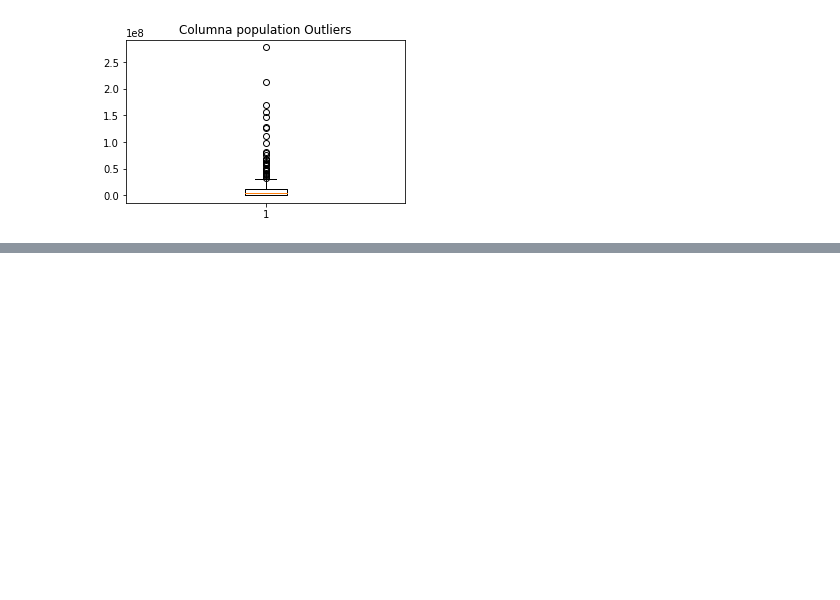
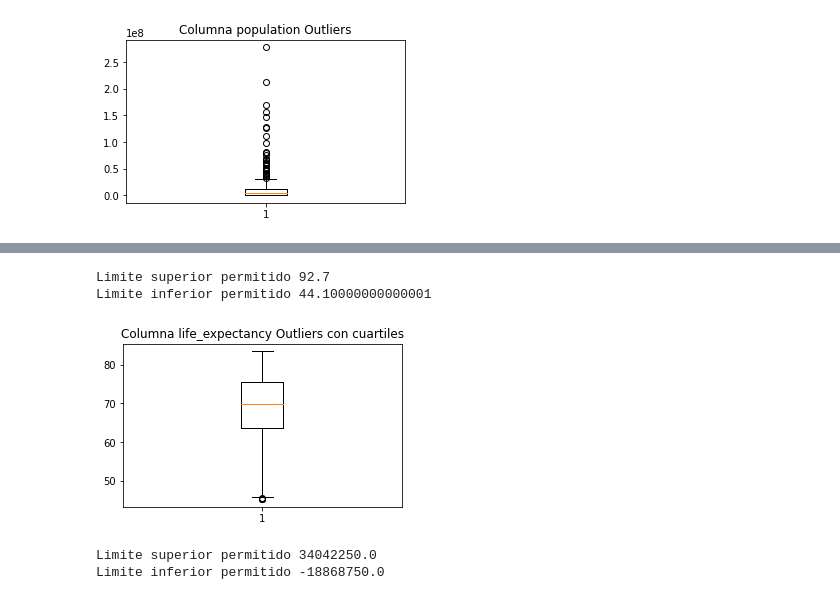
Before and after one commit to Gerardoaaburto/Reto-Final-, a Jupyter notebook: Reto-Final.ipynb, the cells around one changed output, grey strips where cells are left out. Drawn from its saved outputs; the diff is of its cells as text; code cells hidden in the pictures; blank space fills up the shorter version.

```diff
--- a/Reto-Final.ipynb
+++ b/Reto-Final.ipynb
@@ -144,0 +203,14 @@ plt.show() #dibujamos el diagrama
+# %%
+y=data["life_expectancy"]
+
+percentile25=y.quantile(0.25) #Q1
+percentile75=y.quantile(0.75) #Q3
+iqr= percentile75 - percentile25
+
+Limite_Superior_iqr= percentile75 + 1.3*iqr
+Limite_Inferior_iqr= percentile25 - 1.3*iqr
+print("Limite superior permitido", Limite_Superior_iqr)
+print("Limite inferior permitido", Limite_Inferior_iqr)
+# %% [output]
+Limite superior permitido 92.7
+Limite inferior permitido 44.10000000000001
@@ -144,0 +220,24 @@ plt.show() #dibujamos el diagrama
+# %%
+data_clean_iqr= data[(y<=Limite_Superior_iqr)&(y>=Limite_Inferior_iqr)]
+data_clean_iqr
+# %%
+fig = plt.figure(figsize =(5, 3))
+plt.boxplot(data_clean_iqr["life_expectancy"])
+plt.title("Columna life_expectancy Outliers con cuartiles")
+plt.show() #dibujamos el diagrama
+# %% [output]
+[figure, added]
+# %%
+y=data["population"]
+
+percentile25=y.quantile(0.25) #Q1
+percentile75=y.quantile(0.75) #Q3
+iqr= percentile75 - percentile25
+
+Limite_Superior_iqr= percentile75 + 1.3*iqr
+Limite_Inferior_iqr= percentile25 - 1.3*iqr
+print("Limite superior permitido", Limite_Superior_iqr)
+print("Limite inferior permitido", Limite_Inferior_iqr)
+# %% [output]
+Limite superior permitido 34042250.0
+Limite inferior permitido -18868750.0
```
Also changed, not shown: parts of 13 cells of this notebook.
